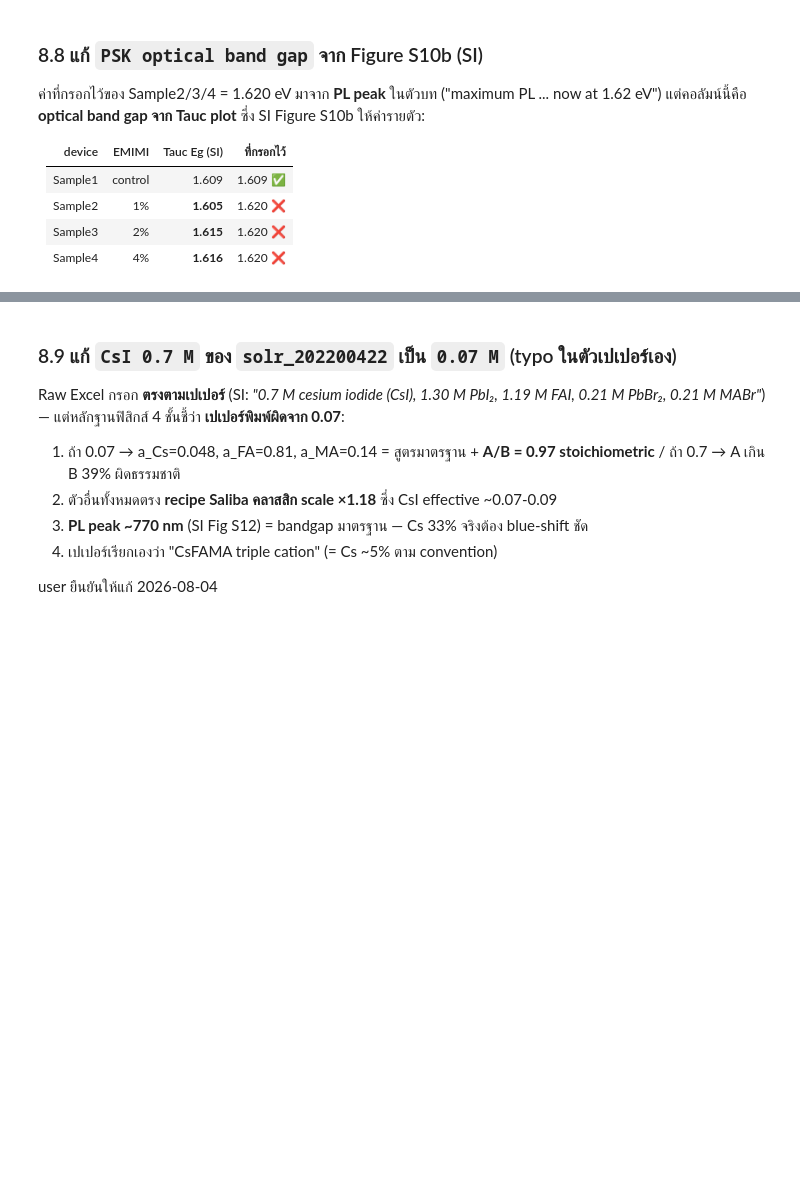
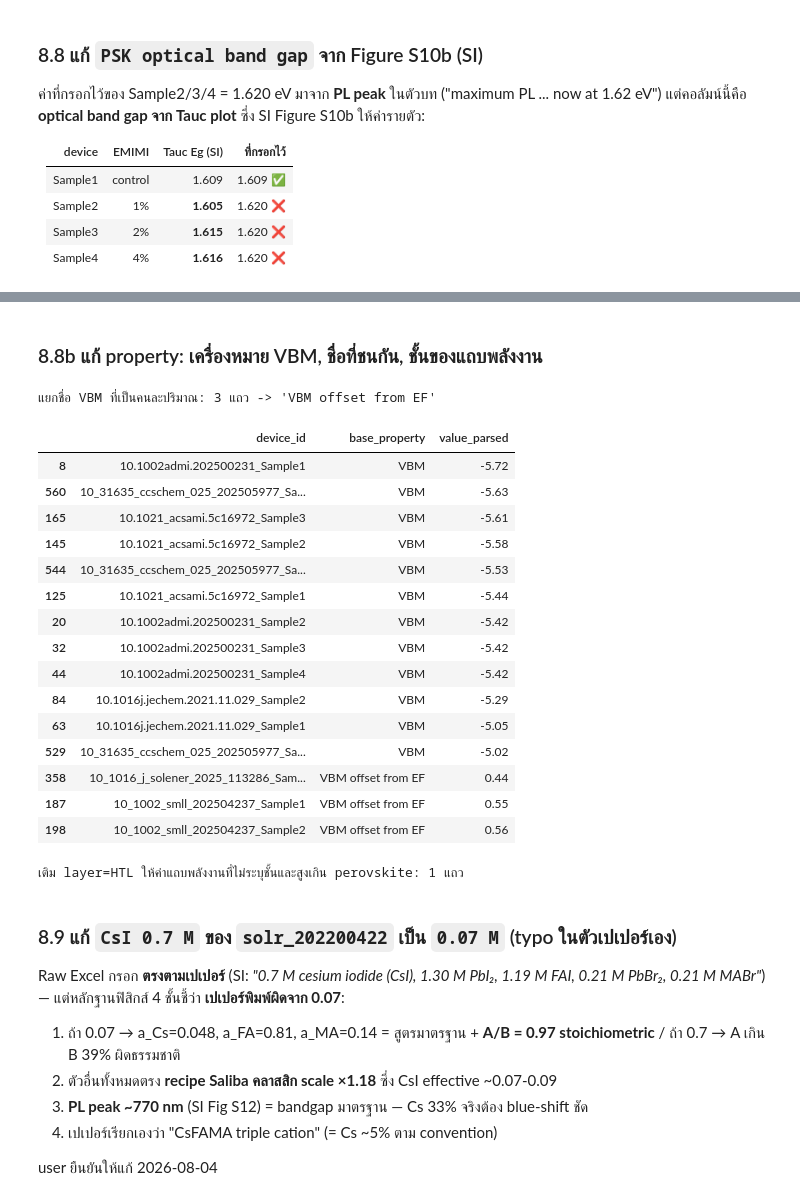
Before and after one commit to NiOx-based-Perovskite-Solar-Cell/Perovskite-Research, a Jupyter notebook: notebooks/recheck_comlumn_preapare.ipynb, the cells around one changed output, grey strips where cells are left out. Drawn from its saved outputs; the diff is of its cells as text; code cells hidden in the pictures; blank space fills up the shorter version.

```diff
--- a/notebooks/recheck_comlumn_preapare.ipynb
+++ b/notebooks/recheck_comlumn_preapare.ipynb
@@ -678,3 +1005,60 @@ display(_pp[(_pp.device_id.str.startswith("10.1002admi")) & (_pp.property == "PS
+# %% [markdown]
+### 8.8b แก้ property: เครื่องหมาย VBM, ชื่อที่ชนกัน, ชั้นของแถบพลังงาน
+# %%
+# ---- §8.8b แก้ property ตามผลการตรวจสอบย้อนกลับ (audit ข้อ C, D, J) ----
+_pp = tp["properties"]
+
+# ข้อ C: VBM ของ ccschem_Sample1 เป็น +5.02 -- เครื่องหมายลบหาย
+#   หลักฐาน 3 ชั้น: (1) ระดับพลังงานอ้างอิงสุญญากาศต้องเป็นลบเสมอ
+#   (2) Sample2/3 ของเปเปอร์เดียวกัน จากรูปเดียวกัน (Figure S8) เป็น -5.53 และ -5.63
+#   (3) -5.02 ให้ลำดับ NiOx เปล่า -> เคลือบ SAM แล้วลึกลง ซึ่งเป็นทิศทางมาตรฐานและเป็นข้ออ้างของเปเปอร์เอง
+SIGN_FIX = {("10_31635_ccschem_025_202505977_Sample1", "VBM"): -5.02}
+for (d, pname), good in SIGN_FIX.items():
+    m = (_pp["device_id"] == d) & (_pp["property"] == pname)
+    assert m.sum() == 1, f"SIGN_FIX จับได้ {int(m.sum())} แถว (ต้อง 1): {d} / {pname}"
+    _pp.loc[m, ["value_parsed", "value_corrected"]] = good
+    _pp.loc[m, "value_note"] = (_pp.loc[m, "value_note"].fillna("")
+        + " | recheck §8.8b: เครื่องหมายลบหายในต้นฉบับ แก้ +5.02 -> -5.02 (audit ข้อ C)").str.strip(" |")
+
+# ข้อ D: ชื่อ "VBM" ถูกใช้กับ 2 ปริมาณที่ต่างกัน
+#   ค่าลบ ~ -5 eV = ระดับ VBM อ้างอิงสุญญากาศ
+#   ค่าบวก 0.4-0.6 eV = ระยะจากระดับ Fermi ถึงขอบแถบเวเลนซ์ (E_F - E_VBM) ซึ่งเป็นบวกตามนิยาม
+#   ตรวจไขว้: smll_Sample1 work function 4.39 + 0.55 = -4.94 eV เข้าช่วงปกติพอดี -> ค่าถูก แต่ชื่อกำกวม
+_vbm = (_pp["base_property"] == "VBM") & pd.to_numeric(_pp["value_parsed"], errors="coerce").gt(0)
+_pp.loc[_vbm, "base_property"] = "VBM offset from EF"
+_pp.loc[_vbm, "value_note"] = (_pp.loc[_vbm, "value_note"].fillna("")
+    + " | recheck §8.8b: เป็น E_F - E_VBM (บวก) คนละปริมาณกับ VBM อ้างอิงสุญญากาศ (audit ข้อ D)").str.strip(" |")
+print(f"แยกชื่อ VBM ที่เป็นคนละปริมาณ: {int(_vbm.sum())} แถว -> 'VBM offset from EF'")
+display(_pp.loc[_pp["base_property"].isin(["VBM", "VBM offset from EF"]),
+                ["device_id", "base_property", "value_parsed"]].sort_values("value_parsed"))
+
+# ข้อ J: "Bandgap" 3.80 eV ของ solener คือแถบพลังงานของ NiOx ไม่ใช่ perovskite แต่ไม่ได้ระบุชั้น
+#   เทียบกับ admi ที่ตั้งชื่อแยกชัดเจนเป็น "HTL optical band gap" / "PSK optical band gap"
+_bg = (_pp["base_property"].isin(["Bandgap", "optical band gap", "Energy gap"])
+       & pd.to_numeric(_pp["value_parsed"], errors="coerce").gt(2.5) & _pp["layer"].isna())
+_pp.loc[_bg, "layer"] = "HTL"
+_pp.loc[_bg, "value_note"] = (_pp.loc[_bg, "value_note"].fillna("")
+    + " | recheck §8.8b: ค่า > 2.5 eV เป็นของ HTL ไม่ใช่ perovskite เติม layer ให้ (audit ข้อ J)").str.strip(" |")
+print(f"เติม layer=HTL ให้ค่าแถบพลังงานที่ไม่ระบุชั้นและสูงเกิน perovskite: {int(_bg.sum())} แถว")
+# %% [output]
+แยกชื่อ VBM ที่เป็นคนละปริมาณ: 3 แถว -> 'VBM offset from EF'
+|  | device_id | base_property | value_parsed |
+| 8 | 10.1002admi.202500231_Sample1 | VBM | -5.72 |
+| 560 | 10_31635_ccschem_025_202505977_Sa... | VBM | -5.63 |
+| 165 | 10.1021_acsami.5c16972_Sample3 | VBM | -5.61 |
+| 145 | 10.1021_acsami.5c16972_Sample2 | VBM | -5.58 |
+| 544 | 10_31635_ccschem_025_202505977_Sa... | VBM | -5.53 |
+| 125 | 10.1021_acsami.5c16972_Sample1 | VBM | -5.44 |
+| 20 | 10.1002admi.202500231_Sample2 | VBM | -5.42 |
+| 32 | 10.1002admi.202500231_Sample3 | VBM | -5.42 |
+| 44 | 10.1002admi.202500231_Sample4 | VBM | -5.42 |
+| 84 | 10.1016j.jechem.2021.11.029_Sample2 | VBM | -5.29 |
+| 63 | 10.1016j.jechem.2021.11.029_Sample1 | VBM | -5.05 |
+| 529 | 10_31635_ccschem_025_202505977_Sa... | VBM | -5.02 |
+| 358 | 10_1016_j_solener_2025_113286_Sam... | VBM offset from EF | 0.44 |
+| 187 | 10_1002_smll_202504237_Sample1 | VBM offset from EF | 0.55 |
+| 198 | 10_1002_smll_202504237_Sample2 | VBM offset from EF | 0.56 |
+เติม layer=HTL ให้ค่าแถบพลังงานที่ไม่ระบุชั้นและสูงเกิน perovskite: 1 แถว
 # %% [markdown]
 ### 8.9 แก้ `CsI 0.7 M` ของ `solr_202200422` เป็น `0.07 M` (typo ในตัวเปเปอร์เอง)
 
```
Also changed, not shown: parts of 35 cells of this notebook, 15 other files.
